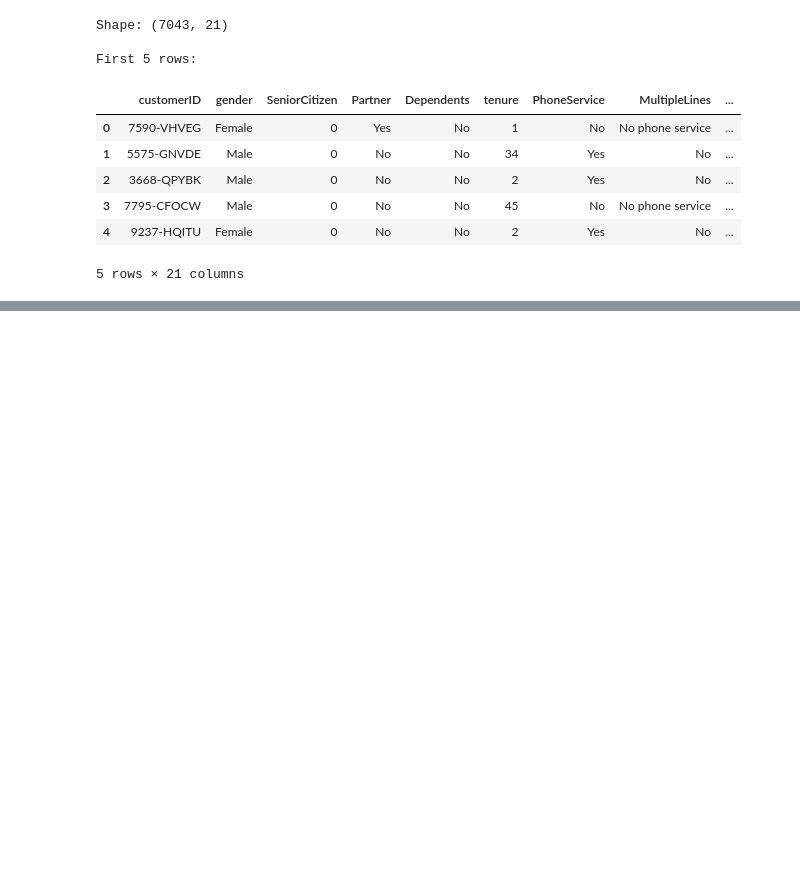
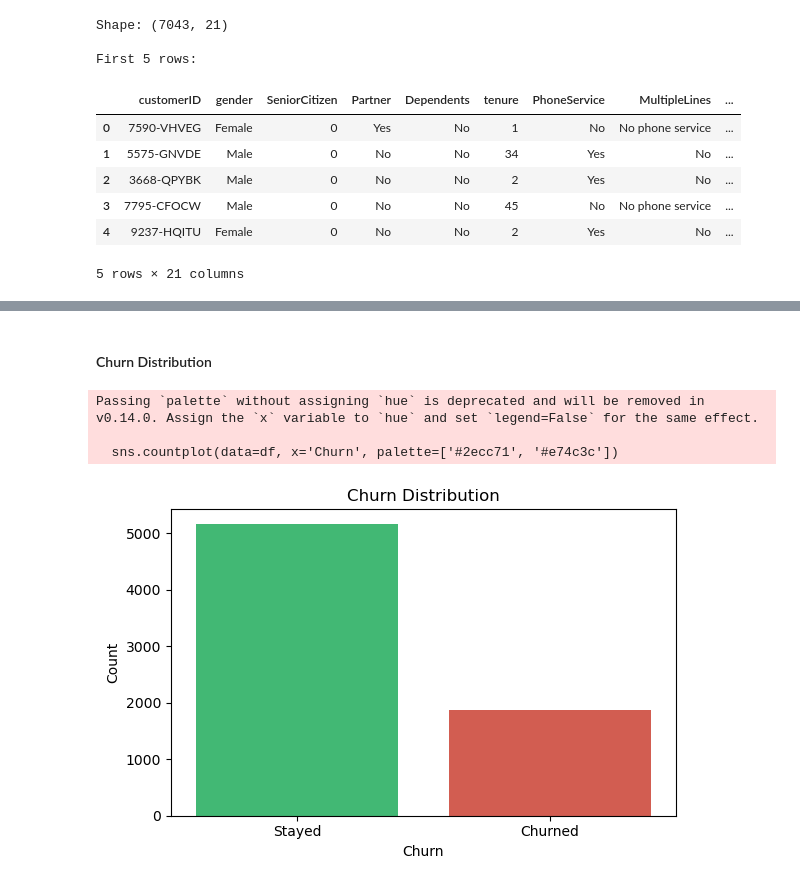
Before and after one commit to shaheerr1/churn-radar, a Jupyter notebook: backend/notebooks/exploration.ipynb, the cells around one changed output, grey strips where cells are left out. Saved outputs shown, nothing was run; the diff lists cells and outputs as text; code cells hidden in the pictures; blank space fills up the shorter version.

```diff
--- a/backend/notebooks/exploration.ipynb
+++ b/backend/notebooks/exploration.ipynb
@@ -22,3 +22,18 @@ First 5 rows:
 | 3 | 7795-CFOCW | Male | 0 | No | No | 45 | No | No phone service | ... |
 | 4 | 9237-HQITU | Female | 0 | No | No | 2 | Yes | No | ... |
 5 rows × 21 columns
+# %%
+# Fix TotalCharges string issue
+df['TotalCharges'] = pd.to_numeric(df['TotalCharges'], errors='coerce')
+
+# Drop the 11 blank rows
+df.dropna(inplace=True)
+
+# Convert target to binary
+df['Churn'] = df['Churn'].map({'Yes': 1, 'No': 0})
+
+print("Cleaned shape:", df.shape)
+print("\nChurn distribution:")
+print(df['Churn'].value_counts())
+print("\nChurn %:")
+print(df['Churn'].value_counts(normalize=True).round(3) * 100)
@@ -24,0 +86,15 @@ First 5 rows:
+# %% [markdown]
+#### Churn Distribution
+# %%
+plt.figure(figsize=(6, 4))
+sns.countplot(data=df, x='Churn', palette=['#2ecc71', '#e74c3c'])
+plt.title('Churn Distribution')
+plt.xticks([0, 1], ['Stayed', 'Churned'])
+plt.ylabel('Count')
+plt.tight_layout()
+plt.show()
+# %% [output]
+Passing `palette` without assigning `hue` is deprecated and will be removed in v0.14.0. Assign the `x` variable to `hue` and set `legend=False` for the same effect.
+
+  sns.countplot(data=df, x='Churn', palette=['#2ecc71', '#e74c3c'])
+[figure, added]
```
Also changed, not shown: parts of 15 cells of this notebook.
